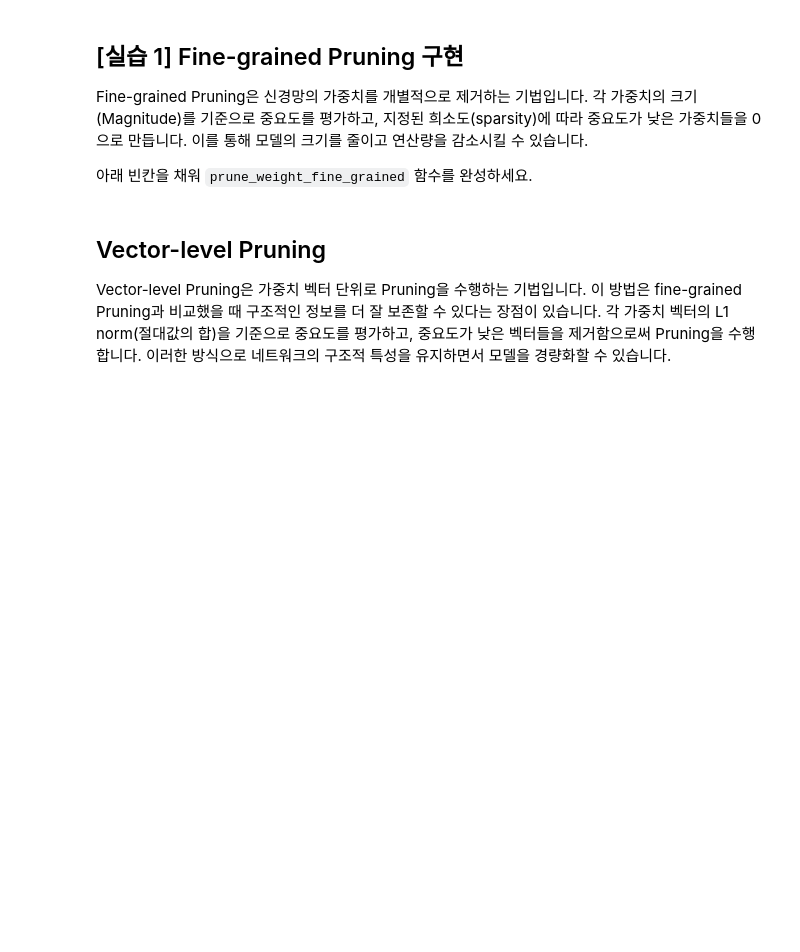
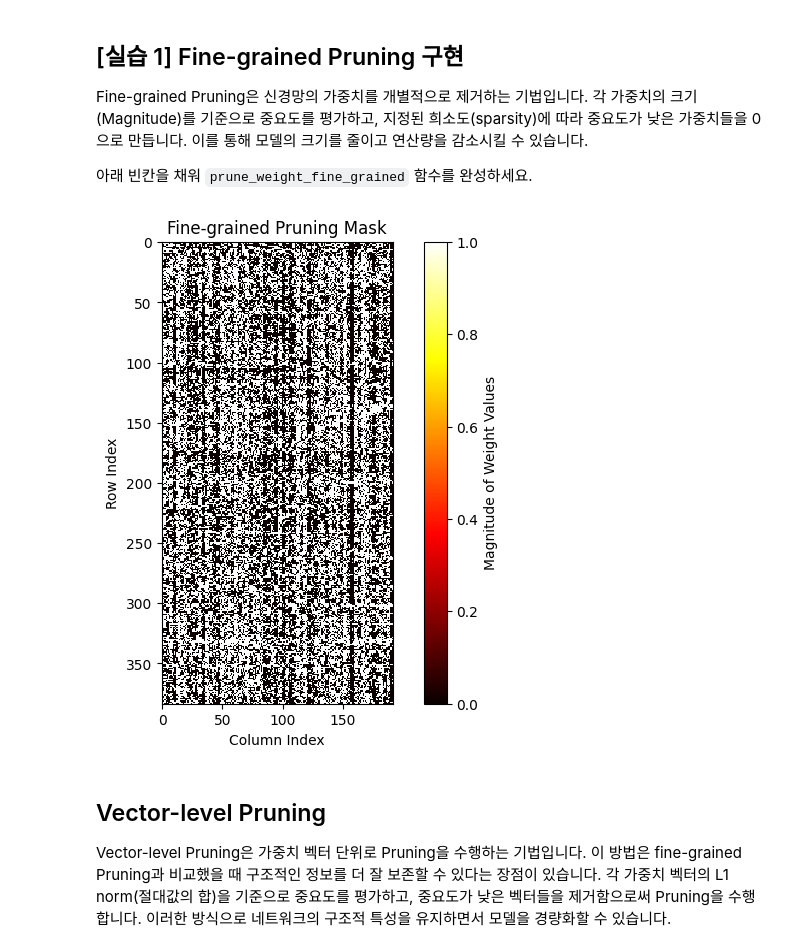
Before and after one commit to bioyongsa/AI-Specialist, a Jupyter notebook: 03.On-Device AI/실습/1. Pruning for CNN.ipynb, the cells around one changed output. Drawn from its saved outputs; the diff is of its cells as text; code cells hidden in the pictures; blank space fills up the shorter version.

```diff
--- a/03.On-Device AI/실습/1. Pruning for CNN.ipynb
+++ b/03.On-Device AI/실습/1. Pruning for CNN.ipynb
@@ -303,37 +337,39 @@ def prune_weight_fine_grained(weight: torch.Tensor, sparsity: float) -> None:
 
     # 특수한 경우 처리
     if sparsity == 1.0:  # 모든 가중치를 제거
         weight.zero_()
         return torch.zeros_like(weight)
     elif sparsity == 0.0:  # 모든 가중치를 유지
         return torch.ones_like(weight)
 
     ##################### YOUR CODE STARTS HERE #####################
     # 제거할 원소 개수를 계산하세요.
     # hint: round() 함수를 사용하세요.
-    num_pruned_elements =
+    num_pruned_elements = round(weight.numel() * sparsity)
 
     # 가중치의 중요도를 절댓값으로 importance 계산
     # hint: torch.abs() 함수를 사용하세요.
-    importance =
+    importance = torch.abs(weight)
 
     # pruning trheshold를 계산하세요.
     # hint: torch.kthvalue() 함수를 사용하세요.
-    threshold =
+    threshold = torch.kthvalue(importance.flatten(), num_pruned_elements)[0]
 
     # threshold보다 큰 값들은 유지(1), 작은 값들은 제거(0)하는 마스크 생성
     # hint: 부등호를 사용하세요.
-    mask =
+    mask = importance > threshold
     ##################### YOUR CODE ENDS HERE #######################
 
     # 마스크를 적용하여 pruning 수행
     weight.mul_(mask)
 
     return mask
 
 # 마스크 생성 및 시각화
 mask_fine_grained = prune_weight_fine_grained(weight.clone(), prune_sparsity)
 draw_weight_distribution(mask_fine_grained, title="Fine-grained Pruning Mask")
+# %% [output]
+[figure, added]
 # %% [markdown]
 ## Vector-level Pruning
 
```
Also changed, not shown: parts of 28 cells of this notebook.
